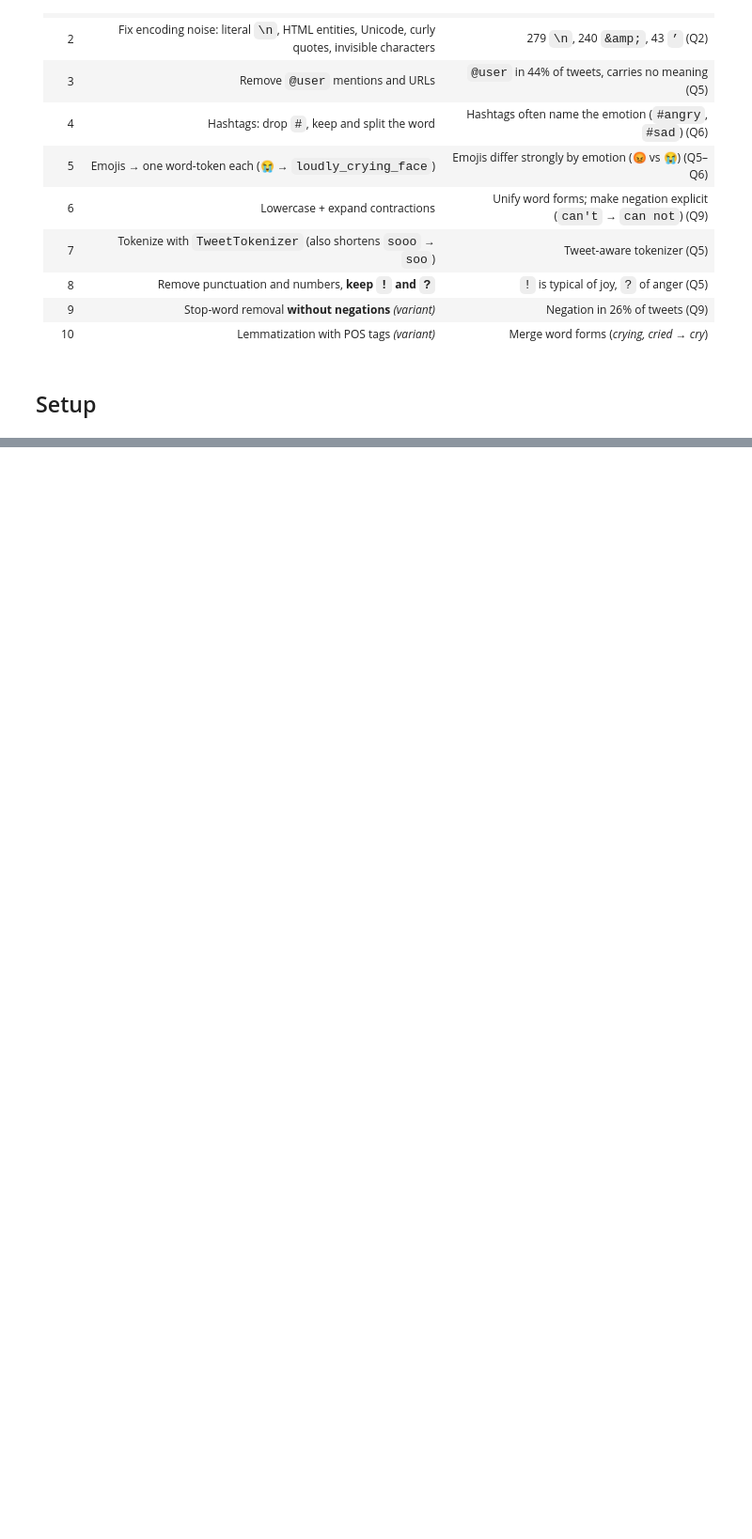
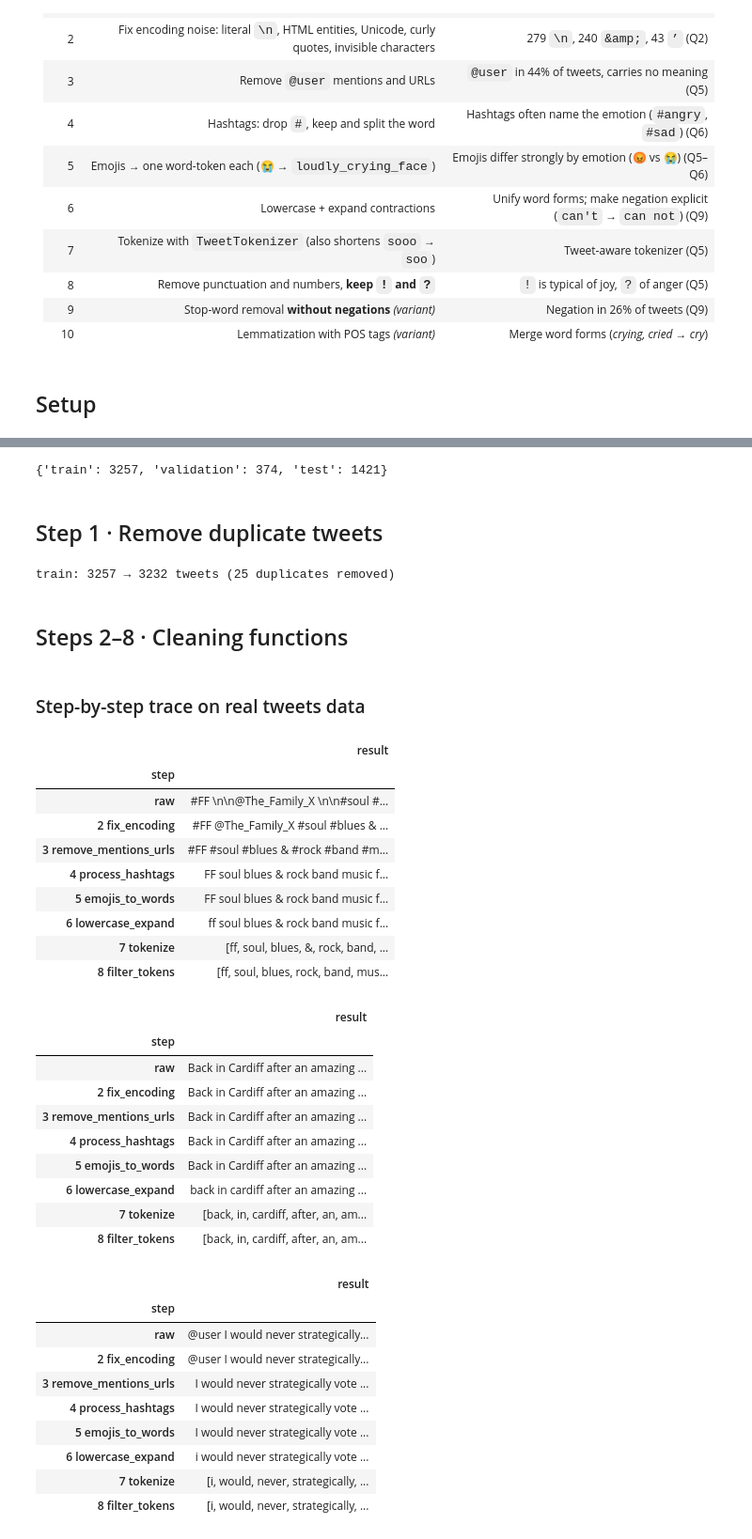
Before and after one commit to PunleuTY/NLP-Tweet-Sematic-Analysis, a Jupyter notebook: notebooks/02_text_preprocessing.ipynb, the cells around one changed output, grey strips where cells are left out. Shown at 94% size. Cells and saved outputs as stored; diff of their text form; code cells hidden in the pictures; blank space fills up the shorter version.

```diff
--- a/notebooks/02_text_preprocessing.ipynb
+++ b/notebooks/02_text_preprocessing.ipynb
@@ -49,0 +52,20 @@ PARTS = ["train", "validation", "test"]
+# %%
+raw = {}
+for p in PARTS:
+    d = pd.read_csv(f"{DATA_DIR}/{p}.csv")
+    d["text"] = d["text"].astype(object)          # plain Python strings (works with any pandas version)
+    d["emotion"] = d["label"].map(dict(enumerate(LABELS)))
+    raw[p] = d
+{p: len(d) for p, d in raw.items()}
+# %% [output]
+{'train': 3257, 'validation': 374, 'test': 1421}
+# %% [markdown]
+## Step 1 · Remove duplicate tweets
+# %%
+before = len(raw["train"])
+raw["train"] = raw["train"].drop_duplicates("text").reset_index(drop=True)
+print(f"train: {before} → {len(raw['train'])} tweets ({before - len(raw['train'])} duplicates removed)")
+# %% [output]
+train: 3257 → 3232 tweets (25 duplicates removed)
+# %% [markdown]
+## Steps 2–8 · Cleaning functions
@@ -49,0 +136,52 @@ PARTS = ["train", "validation", "test"]
+# %% [markdown]
+### Step-by-step trace on real tweets data
+# %%
+def trace(t):
+    steps = [("raw", t)]
+    for name, f in [("2 fix_encoding", fix_encoding), ("3 remove_mentions_urls", remove_mentions_urls),
+                    ("4 process_hashtags", process_hashtags), ("5 emojis_to_words", emojis_to_words),
+                    ("6 lowercase_expand", lowercase_expand)]:
+        t = f(t); steps.append((name, t))
+    toks = tokenize(t); steps.append(("7 tokenize", toks))
+    steps.append(("8 filter_tokens", filter_tokens(toks)))
+    return pd.DataFrame(steps, columns=["step", "result"]).set_index("step")
+
+all_raw = pd.concat(raw.values(), ignore_index=True)
+examples = [
+    all_raw[all_raw.text.str.contains("\\n", regex=False) & all_raw.text.str.contains("&amp;", regex=False)].text.iloc[0],
+    all_raw[all_raw.text.str.contains("😭") & all_raw.text.str.contains("#")].text.iloc[0],
+    all_raw[all_raw.text.str.contains("n't") & all_raw.text.str.contains("@user")].text.iloc[0],
+]
+for ex in examples:
+    display(trace(ex))
+# %% [output]
+|  | result |
+| step |  |
+| raw | #FF \n\n@The_Family_X \n\n#soul #... |
+| 2 fix_encoding | #FF @The_Family_X #soul #blues & ... |
+| 3 remove_mentions_urls | #FF #soul #blues & #rock #band #m... |
+| 4 process_hashtags | FF soul blues & rock band music f... |
+| 5 emojis_to_words | FF soul blues & rock band music f... |
+| 6 lowercase_expand | ff soul blues & rock band music f... |
+| 7 tokenize | [ff, soul, blues, &, rock, band, ... |
+| 8 filter_tokens | [ff, soul, blues, rock, band, mus... |
+|  | result |
+| step |  |
+| raw | Back in Cardiff after an amazing ... |
+| 2 fix_encoding | Back in Cardiff after an amazing ... |
+| 3 remove_mentions_urls | Back in Cardiff after an amazing ... |
+| 4 process_hashtags | Back in Cardiff after an amazing ... |
+| 5 emojis_to_words | Back in Cardiff after an amazing ... |
+| 6 lowercase_expand | back in cardiff after an amazing ... |
+| 7 tokenize | [back, in, cardiff, after, an, am... |
+| 8 filter_tokens | [back, in, cardiff, after, an, am... |
+|  | result |
+| step |  |
+| raw | @user I would never strategically... |
+| 2 fix_encoding | @user I would never strategically... |
+| 3 remove_mentions_urls | I would never strategically vote ... |
+| 4 process_hashtags | I would never strategically vote ... |
+| 5 emojis_to_words | I would never strategically vote ... |
+| 6 lowercase_expand | i would never strategically vote ... |
+| 7 tokenize | [i, would, never, strategically, ... |
+| 8 filter_tokens | [i, would, never, strategically, ... |
```
Also changed, not shown: parts of 14 cells of this notebook, 4 other files.
